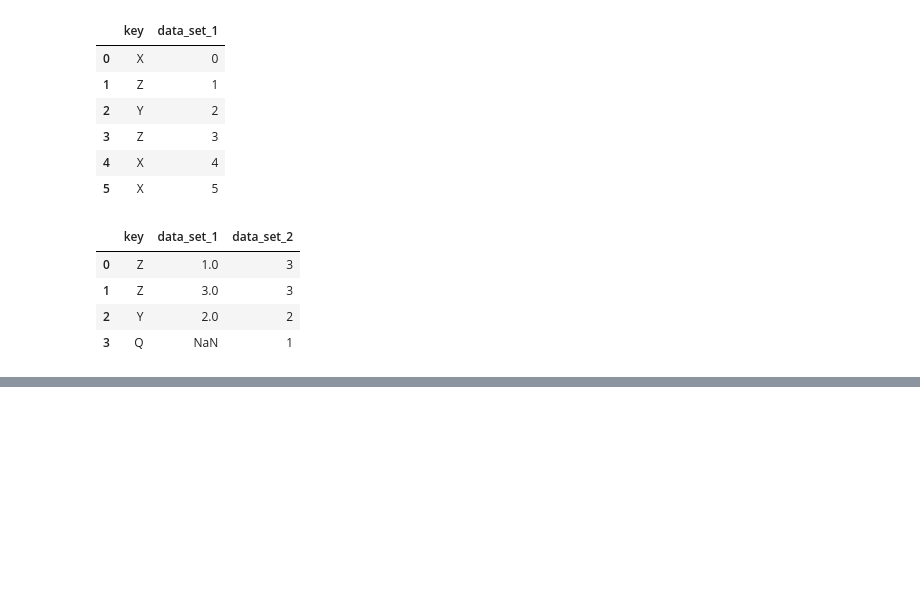
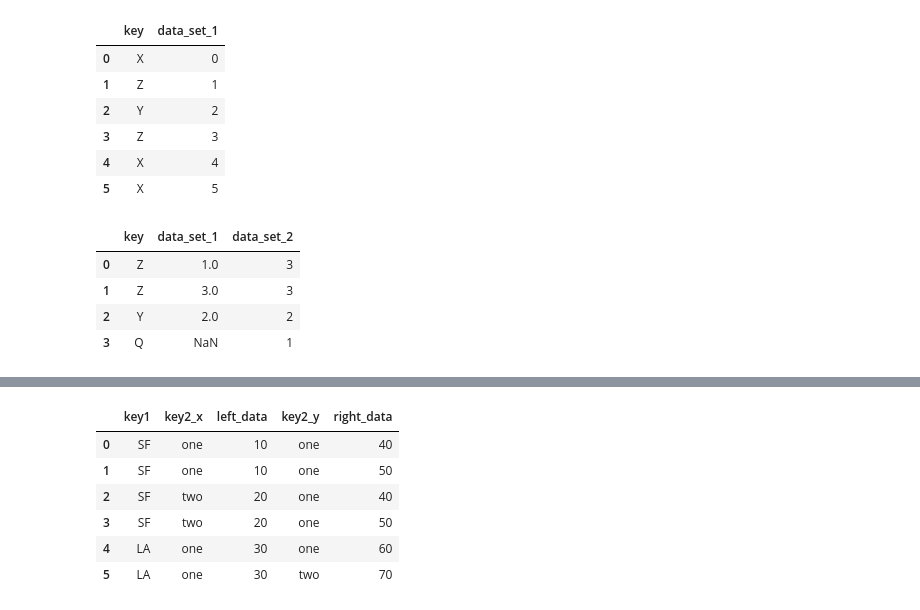
Before and after one commit to HariKumarValluru/Data-Analysis-and-Data-Visualization, a Jupyter notebook: Working with Data/Merge.ipynb, the cells around one changed output, grey strips where cells are left out. Cells and saved outputs as stored; diff of their text form; code cells hidden in the pictures; blank space fills up the shorter version.

```diff
--- a/Working with Data/Merge.ipynb
+++ b/Working with Data/Merge.ipynb
@@ -72,0 +128,6 @@ pd.merge(dframe, dframe2, on='key', how='right')
+# %%
+df_left = DataFrame({'key1':['SF','SF','LA'],
+                     'key2':['one','two','one'],
+                     'left_data':[10,20,30]})
+# %%
+df_right = DataFrame({'key1':['SF','SF','LA','LA'],'key2':['one','one','one','two'],'right_data':[40,50,60,70]})
@@ -72,0 +158,10 @@ pd.merge(dframe, dframe2, on='key', how='right')
+# %%
+pd.merge(df_left,df_right,on='key1')
+# %% [output]
+|  | key1 | key2_x | left_data | key2_y | right_data |
+| 0 | SF | one | 10 | one | 40 |
+| 1 | SF | one | 10 | one | 50 |
+| 2 | SF | two | 20 | one | 40 |
+| 3 | SF | two | 20 | one | 50 |
+| 4 | LA | one | 30 | one | 60 |
+| 5 | LA | one | 30 | two | 70 |
```
Also changed, not shown: parts of 11 cells of this notebook, 1 other file.
